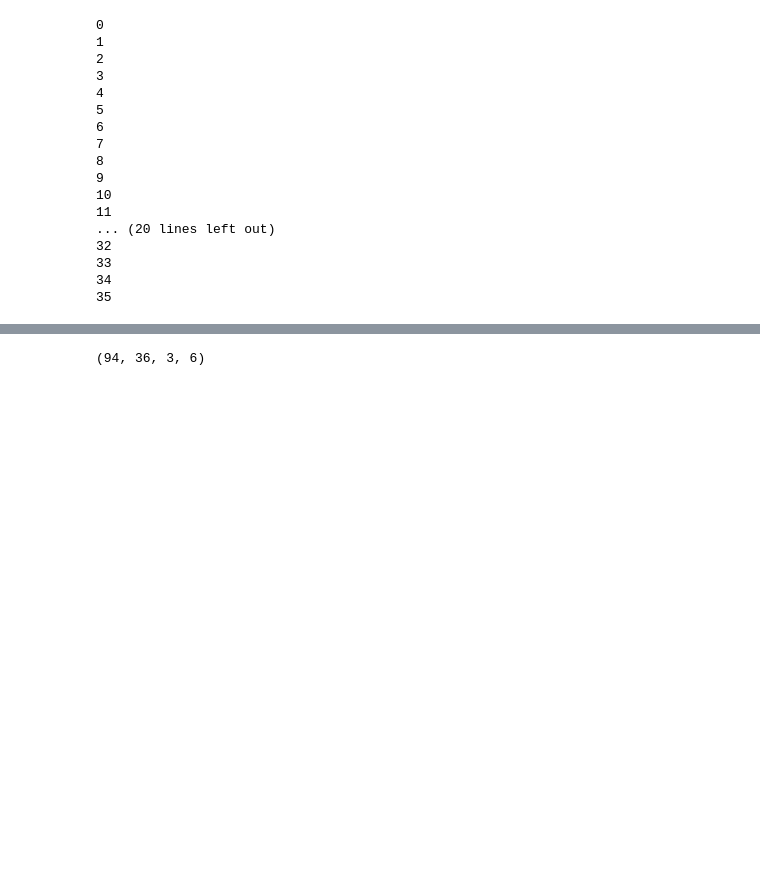
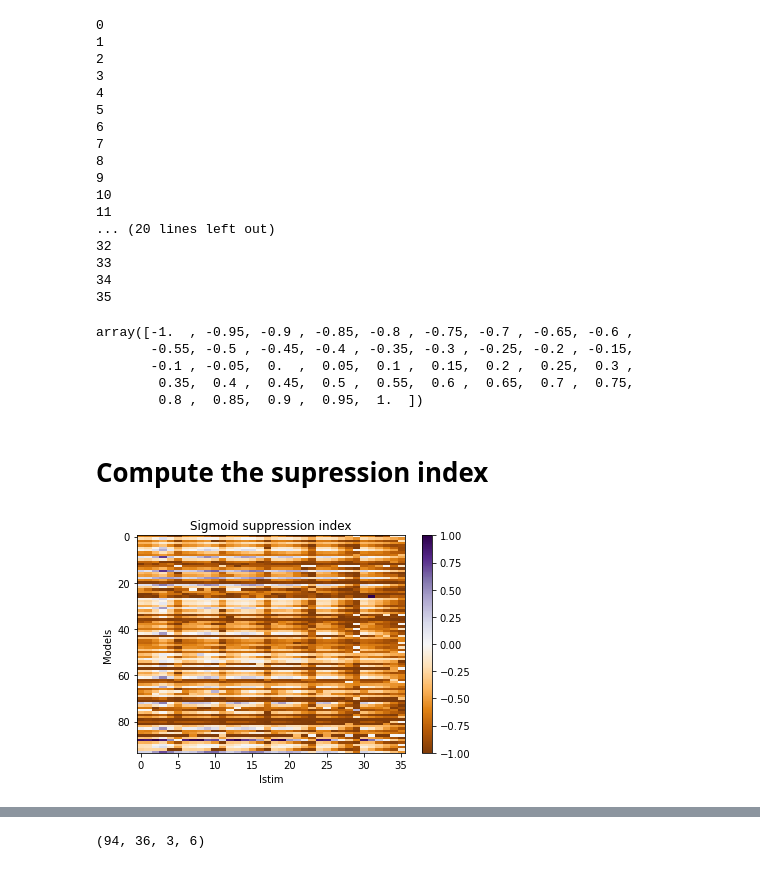
Before and after one commit to anitsoga/mossing_paper_code, a Jupyter notebook: simulation/Agos_Code/Figure_6.ipynb, the cells around one changed output, grey strips where cells are left out. Saved outputs shown, nothing was run; the diff lists cells and outputs as text; code cells hidden in the pictures; blank space fills up the shorter version.

```diff
--- a/simulation/Agos_Code/Figure_6.ipynb
+++ b/simulation/Agos_Code/Figure_6.ipynb
@@ -398,3 +460,11 @@ for istim in range(nr.shape[2]):
 33
 34
 35
+# %%
+x
+# %% [output]
+array([-1.  , -0.95, -0.9 , -0.85, -0.8 , -0.75, -0.7 , -0.65, -0.6 ,
+       -0.55, -0.5 , -0.45, -0.4 , -0.35, -0.3 , -0.25, -0.2 , -0.15,
+       -0.1 , -0.05,  0.  ,  0.05,  0.1 ,  0.15,  0.2 ,  0.25,  0.3 ,
+        0.35,  0.4 ,  0.45,  0.5 ,  0.55,  0.6 ,  0.65,  0.7 ,  0.75,
+        0.8 ,  0.85,  0.9 ,  0.95,  1.  ])
@@ -400,0 +473,34 @@ for istim in range(nr.shape[2]):
+# %% [markdown]
+# Compute the supression index
+# %%
+sigmoid_supression_index=np.zeros_like(params[:,:,:,0])
+for n_models in range(params.shape[0]):
+    for istim in range(params.shape[1]):
+        for cell_type in range(params.shape[2]):
+            taf=two_asymptote_fn(x,*params[n_models,istim,cell_type,:])
+
+            sigmoid_supression_index[n_models,istim,cell_type]=((taf[20]-taf[15])/(taf[25]-taf[20]))-1
+
+
+# Create a figure and axis
+fig, ax = plt.subplots()
+
+
+# Plot
+
+im=ax.imshow(sigmoid_supression_index[:,:,0],aspect='auto',vmin=-1,vmax=1,cmap='PuOr')
+fig.colorbar(im)
+
+# Add labels and title
+ax.set_xlabel('Istim')
+ax.set_ylabel('Models')
+ax.set_title('Sigmoid suppression index')
+# ax.set_xlim([-0.5,0.8])
+
+# Save the figure as a PDF
+plt.savefig('sigmoid_supression_index_map.pdf', format='pdf')
+
+# Show the plot (optional)
+plt.show()
+# %% [output]
+[figure, added]
```
Also changed, not shown: parts of 14 cells of this notebook, 4 other files.
